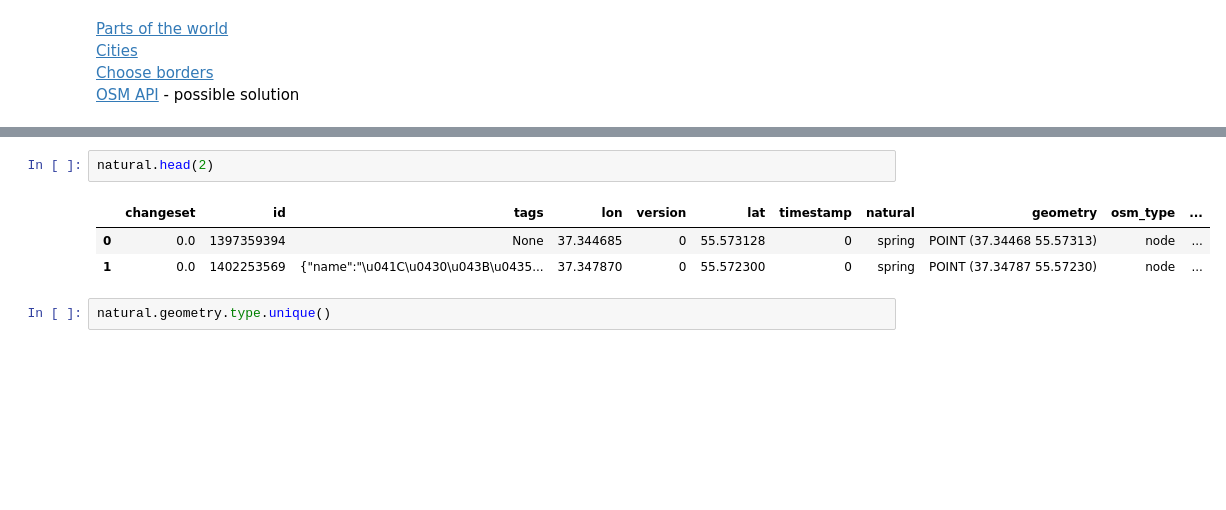
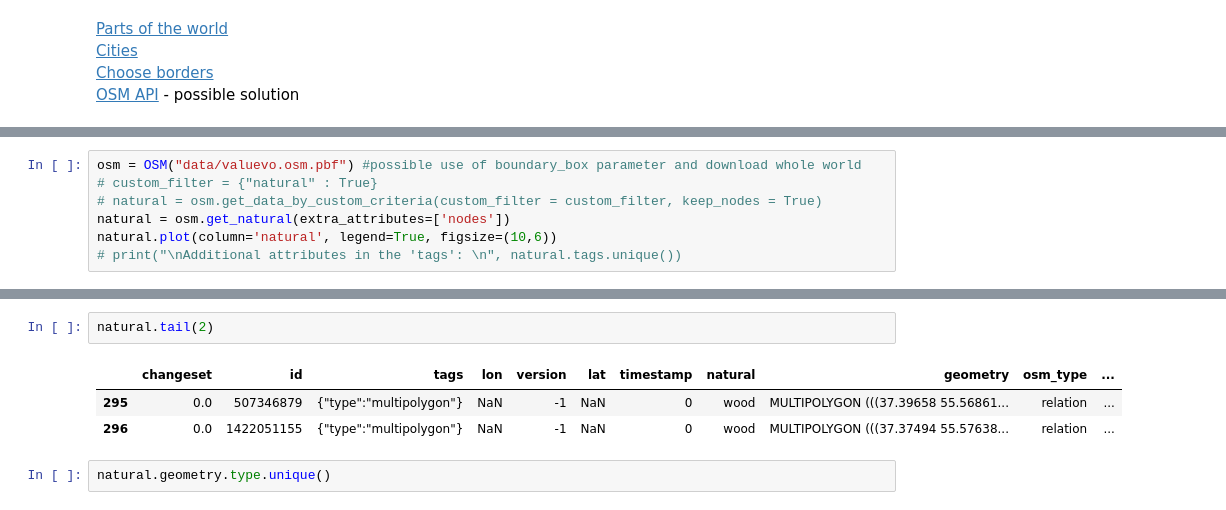
Before and after one commit to Denikozub/Offroad-routing-engine, a Jupyter notebook: Graph.ipynb, the cells around one changed output, grey strips where cells are left out. Drawn from its saved outputs; the diff is of its cells as text; blank space fills up the shorter version.

```diff
--- a/Graph.ipynb
+++ b/Graph.ipynb
@@ -49,0 +41,7 @@ natural.plot(column='natural', legend=True, figsize=(10,6))
+# %%
+osm = OSM("data/valuevo.osm.pbf") #possible use of boundary_box parameter and download whole world
+# custom_filter = {"natural" : True}
+# natural = osm.get_data_by_custom_criteria(custom_filter = custom_filter, keep_nodes = True)
+natural = osm.get_natural(extra_attributes=['nodes'])
+natural.plot(column='natural', legend=True, figsize=(10,6))
+# print("\nAdditional attributes in the 'tags': \n", natural.tags.unique())
@@ -50,9 +51,9 @@ natural.plot(column='natural', legend=True, figsize=(10,6))
 # %%
-natural.head(2)
+natural.tail(2)
 # %% [output]
 |  | changeset | id | tags | lon | version | lat | timestamp | natural | geometry | osm_type | ... |
-| 0 | 0.0 | 1397359394 | None | 37.344685 | 0 | 55.573128 | 0 | spring | POINT (37.34468 55.57313) | node | ... |
-| 1 | 0.0 | 1402253569 | {"name":"\u041C\u0430\u043B\u0435... | 37.347870 | 0 | 55.572300 | 0 | spring | POINT (37.34787 55.57230) | node | ... |
+| 295 | 0.0 | 507346879 | {"type":"multipolygon"} | NaN | -1 | NaN | 0 | wood | MULTIPOLYGON (((37.39658 55.56861... | relation | ... |
+| 296 | 0.0 | 1422051155 | {"type":"multipolygon"} | NaN | -1 | NaN | 0 | wood | MULTIPOLYGON (((37.37494 55.57638... | relation | ... |
 # %%
 natural.geometry.type.unique()
 # %% [output]
```
Also changed, not shown: parts of 9 cells of this notebook.
